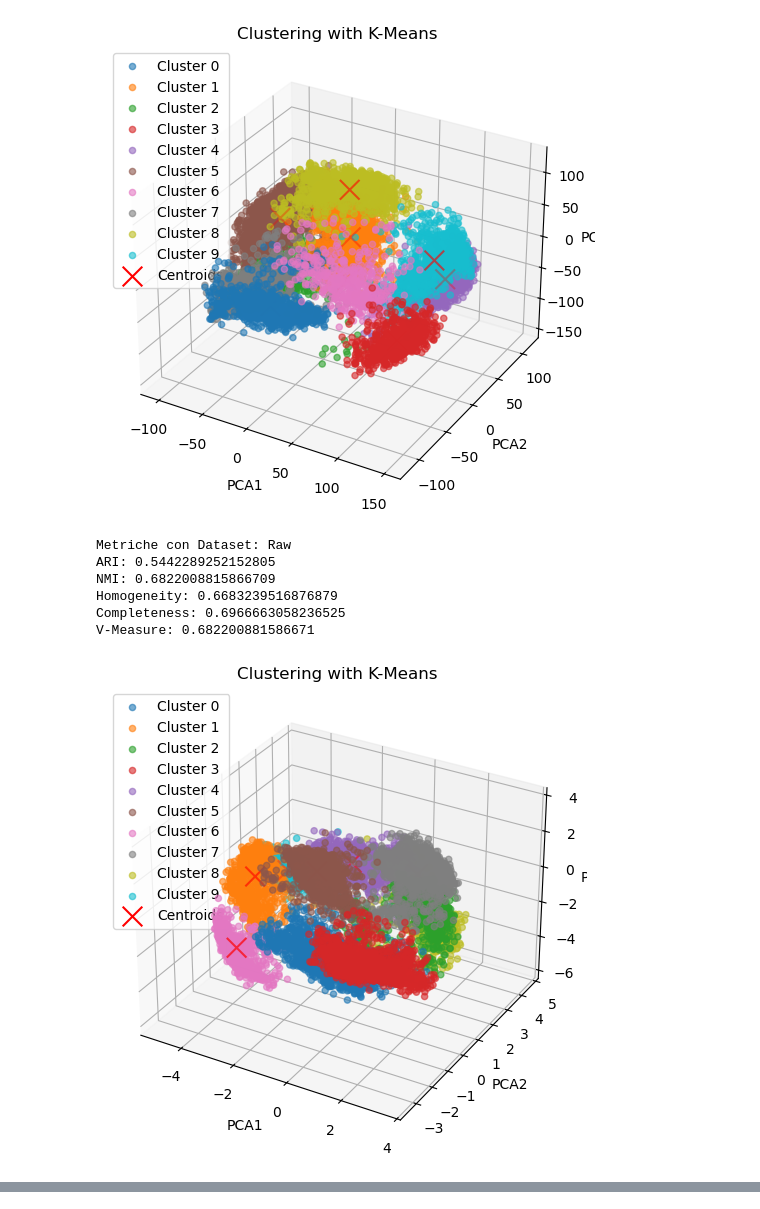
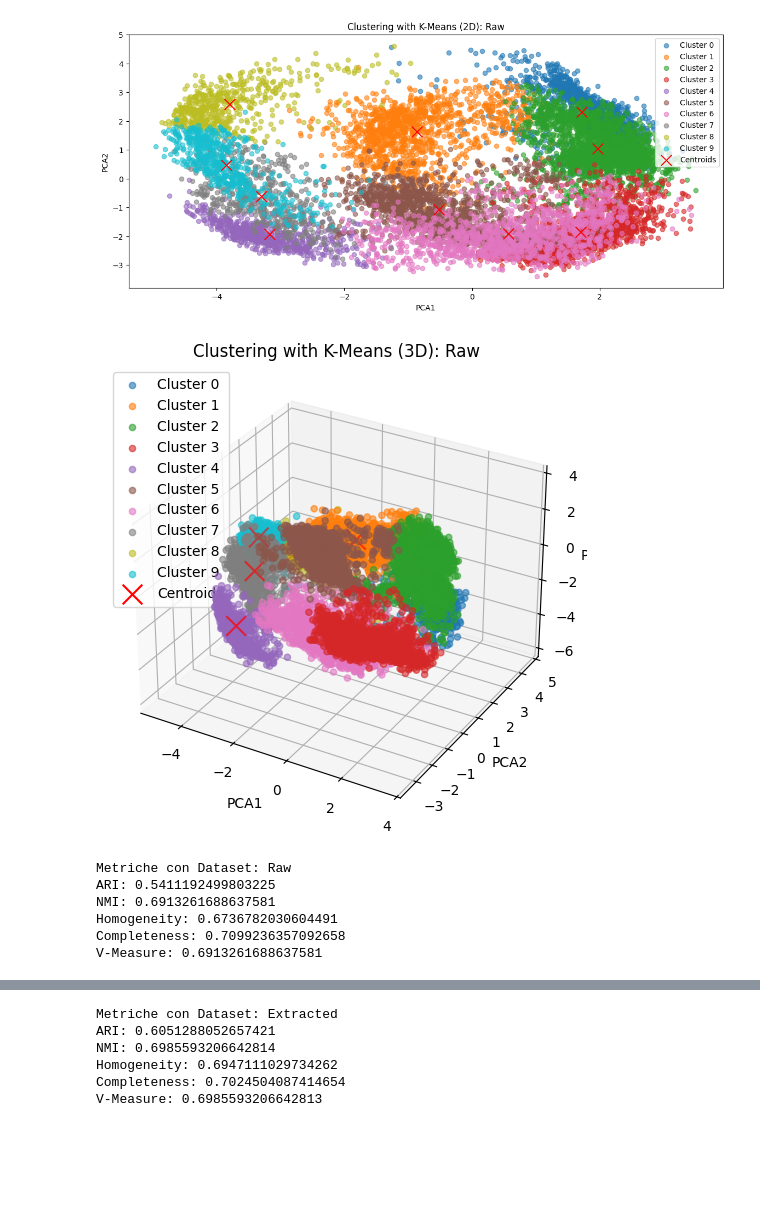
Before and after one commit to ale24cocco/pendigits-clustering, a Jupyter notebook: notebooks/clustering/kmeans_pendigits.ipynb, the cells around one changed output, grey strips where cells are left out. Saved outputs shown, nothing was run; the diff lists cells and outputs as text; code cells hidden in the pictures; blank space fills up the shorter version.

Commit message:
modifica kmeans notebook

```diff
--- a/notebooks/clustering/kmeans_pendigits.ipynb
+++ b/notebooks/clustering/kmeans_pendigits.ipynb
@@ -19,5 +22,7 @@ y = ds["target"]
 # %%
-#faccio tre procedimenti complementari, uno con i dati raw, uno con i dati normalizzati e uno con i dati standardizzati
+#faccio 4 procedimenti complementari, uno con i dati raw, uno con i dati normalizzati, uno con i dati standardizzati e uno con le componenti principali estratte tramite la pca, durante l'esplorazione del
+#dataset abbiamo notato come il 90% della varianza viene spiegato dalle prime 8 componenti.
+X, y = load_data()
 #inizializzo lo standardizzatore
 scaler = StandardScaler()
 
@@ -27,9 +32,13 @@ X_std = scaler.fit_transform(X)
 #normalizzo i dati (valori tra 0 e 1)
 X_norm = (X - X.min()) / (X.max() - X.min())
 
+#applico pca con 8 componenti principali
+pca = PCA(n_components=8)
+X_pca = pca.fit_transform(X_std)
+
 #creo una lista con i tre dataset
-datasets = [X, X_std, X_norm]
-datasets_names = ["Raw", "Standardized", "Normalized"]
+datasets = [X, X_std, X_norm, X_pca]
+datasets_names = ["Raw", "Standardized", "Normalized", "Extracted"]
 # %%
 #carico il modello kmeans
 #il parametro n_init='auto' indica quante volte verranno generati i nuovi centroidi
@@ -101,54 +99,76 @@ V-Measure: 0.682200881586671
 # %%
-#per ogni dataset eseguo il kmeans e prendo centroidi e labels
+# Parametri PCA
+columns=['PCA1', 'PCA2', 'PCA3', 'PCA4', 'PCA5', 'PCA6', 'PCA7', 'PCA8']
+columns_2d = ['PCA1', 'PCA2']
+columns_3d = ['PCA1', 'PCA2', 'PCA3']
+
+# Per ogni dataset eseguo il k-means, plottando in 2D e 3D
 for i, X in enumerate(datasets):
+    # Carico il modello KMeans
+    kmeans = KMeans(n_clusters=10, random_state=42, n_init='auto')
     kmeans.fit(X)
-    centroids = kmeans.cluster_centers_
     labels = kmeans.labels_
 
-    #riduco le dimensioni per poter fare il plot
-    pca = PCA(n_components=3)
-    reduced_data = pca.fit_transform(X)
-    reduced_centers = pca.transform(kmeans.cluster_centers_)
+    # Riduzione dimensionale per i plot
+    if (i < 3):
+        pca = PCA(n_components=8)
+        reduced_data = pca.fit_transform(X)
+        reduced_centers = pca.transform(kmeans.cluster_centers_)
+        df_pca = pd.DataFrame(reduced_data, columns=columns)
 
-    #creo un dataframe con i dati ridotti e i cluster
-    df_pca = pd.DataFrame(reduced_data, columns=['PCA1', 'PCA2', 'PCA3'])
+    else:
+        df_pca = pd.DataFrame(X, columns=columns)
+
     df_pca['Cluster'] = kmeans.labels_
 
-    #plotto i dati in 3D
+    # Plot 2D
+    plt.figure(figsize=(14, 6))
+    for cluster in range(10):
+        cluster_data = df_pca[df_pca['Cluster'] == cluster]
+        plt.scatter(cluster_data['PCA1'], cluster_data['PCA2'], label=f'Cluster {cluster}', alpha=0.6)
+
+    plt.scatter(reduced_centers[:, 0], reduced_centers[:, 1], marker='x', s=200, c='red', label='Centroids')
+    plt.title(f'Clustering with K-Means (2D): {datasets_names[i]}')
+    plt.xlabel('PCA1')
+    plt.ylabel('PCA2')
+    plt.legend()
+    plt.show()
+
+    # Plot 3D
     fig = plt.figure(figsize=(14, 6))
     ax = fig.add_subplot(111, projection='3d')
     for cluster in range(10):
         cluster_data = df_pca[df_pca['Cluster'] == cluster]
         ax.scatter(cluster_data['PCA1'], cluster_data['PCA2'], cluster_data['PCA3'], label=f'Cluster {cluster}', alpha=0.6)
 
     ax.scatter(reduced_centers[:, 0], reduced_centers[:, 1], reduced_centers[:, 2], marker='x', s=200, c='red', label='Centroids')
-    ax.set_title('Clustering with K-Means')
+    ax.set_title(f'Clustering with K-Means (3D): {datasets_names[i]}')
     ax.set_xlabel('PCA1')
     ax.set_ylabel('PCA2')
     ax.set_zlabel('PCA3')
     ax.legend()
     plt.show()
 
-    #calcolo i valori di similarità
+    # Calcolo delle metriche
     ari = adjusted_rand_score(y, labels)
     nmi = normalized_mutual_info_score(y, labels)
     hom = homogeneity_score(y, labels)
     comp = completeness_score(y, labels)
     vms = v_measure_score(y, labels)
 
     print(f"Metriche con Dataset: {datasets_names[i]}")
     print(f"ARI: {ari}")
     print(f"NMI: {nmi}")
     print(f"Homogeneity: {hom}")
     print(f"Completeness: {comp}")
     print(f"V-Measure: {vms}")
     print("\n")
 # %% [output]
-[figure, old version]
+[figure, new version]
+[figure, new version]
 Metriche con Dataset: Raw
-ARI: 0.5442289252152805
-NMI: 0.6822008815866709
-Homogeneity: 0.6683239516876879
-Completeness: 0.6966663058236525
-V-Measure: 0.682200881586671
+ARI: 0.5411192499803225
+NMI: 0.6913261688637581
+Homogeneity: 0.6736782030604491
+Completeness: 0.7099236357092658
+V-Measure: 0.6913261688637581
-[figure, old version]
@@ -167,0 +193,6 @@ V-Measure: 0.682200881586671
+Metriche con Dataset: Extracted
+ARI: 0.6051288052657421
+NMI: 0.6985593206642814
+Homogeneity: 0.6947111029734262
+Completeness: 0.7024504087414654
+V-Measure: 0.6985593206642813
```
Also changed, not shown: parts of 3 cells of this notebook, 1 other file.
